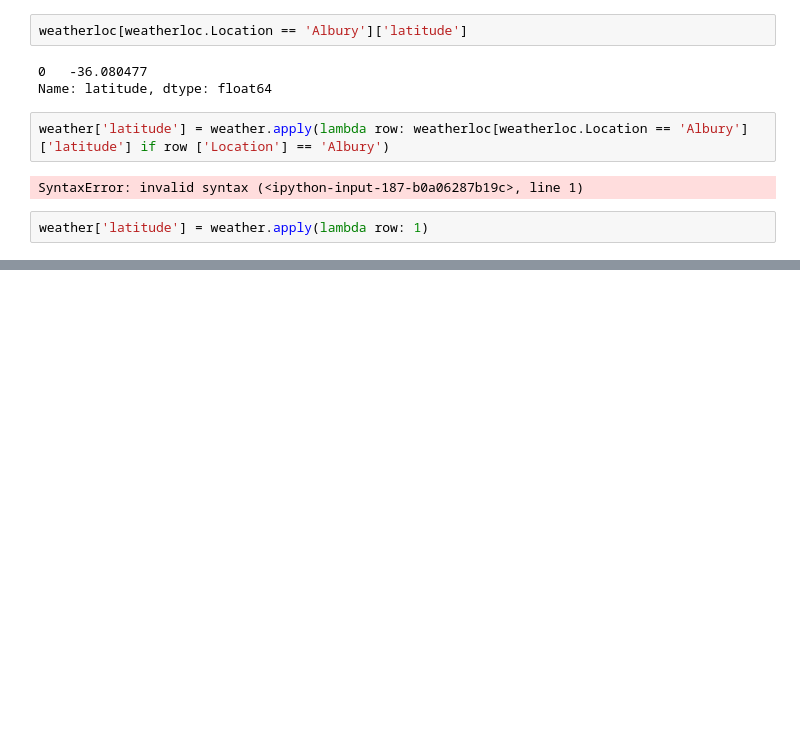
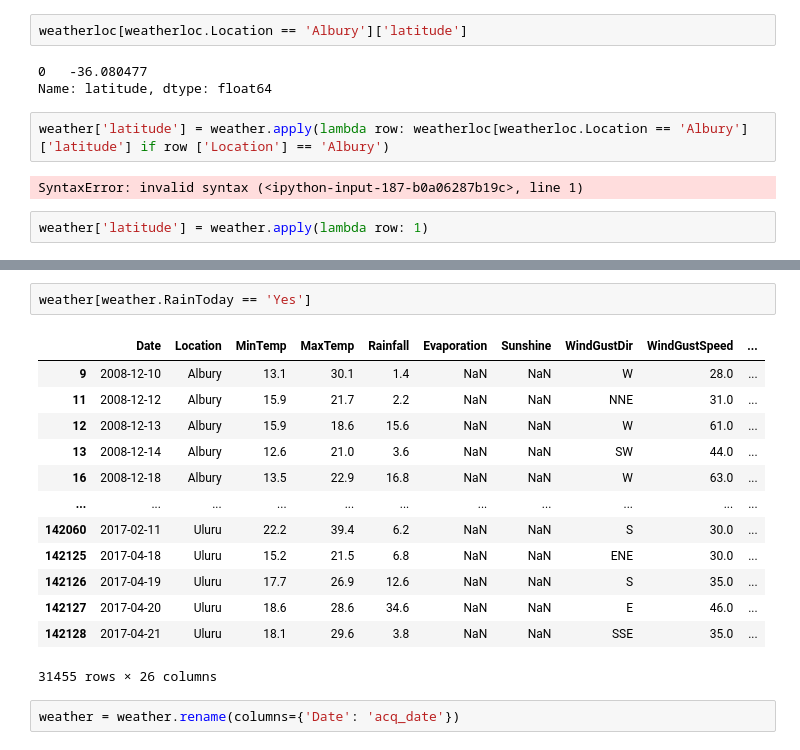
Before and after one commit to johannas/AustralienFiresFromSpace_Schoeggl_Vorauer, a Jupyter notebook: Notebooks/data_cleaning.ipynb, the cells around one changed output, grey strips where cells are left out. Drawn from its saved outputs; the diff is of its cells as text; blank space fills up the shorter version.

```diff
--- a/Notebooks/data_cleaning.ipynb
+++ b/Notebooks/data_cleaning.ipynb
@@ -571,0 +603,18 @@ weather['latitude'] = weather.apply(lambda row: 1)
+# %%
+weather[weather.RainToday == 'Yes']
+# %% [output]
+|  | Date | Location | MinTemp | MaxTemp | Rainfall | Evaporation | Sunshine | WindGustDir | WindGustSpeed | ... |
+| 9 | 2008-12-10 | Albury | 13.1 | 30.1 | 1.4 | NaN | NaN | W | 28.0 | ... |
+| 11 | 2008-12-12 | Albury | 15.9 | 21.7 | 2.2 | NaN | NaN | NNE | 31.0 | ... |
+| 12 | 2008-12-13 | Albury | 15.9 | 18.6 | 15.6 | NaN | NaN | W | 61.0 | ... |
+| 13 | 2008-12-14 | Albury | 12.6 | 21.0 | 3.6 | NaN | NaN | SW | 44.0 | ... |
+| 16 | 2008-12-18 | Albury | 13.5 | 22.9 | 16.8 | NaN | NaN | W | 63.0 | ... |
+| ... | ... | ... | ... | ... | ... | ... | ... | ... | ... | ... |
+| 142060 | 2017-02-11 | Uluru | 22.2 | 39.4 | 6.2 | NaN | NaN | S | 30.0 | ... |
+| 142125 | 2017-04-18 | Uluru | 15.2 | 21.5 | 6.8 | NaN | NaN | ENE | 30.0 | ... |
+| 142126 | 2017-04-19 | Uluru | 17.7 | 26.9 | 12.6 | NaN | NaN | S | 35.0 | ... |
+| 142127 | 2017-04-20 | Uluru | 18.6 | 28.6 | 34.6 | NaN | NaN | E | 46.0 | ... |
+| 142128 | 2017-04-21 | Uluru | 18.1 | 29.6 | 3.8 | NaN | NaN | SSE | 35.0 | ... |
+31455 rows × 26 columns
+# %%
+weather = weather.rename(columns={'Date': 'acq_date'})
```
Also changed, not shown: parts of 8 cells of this notebook, 1 other file.
